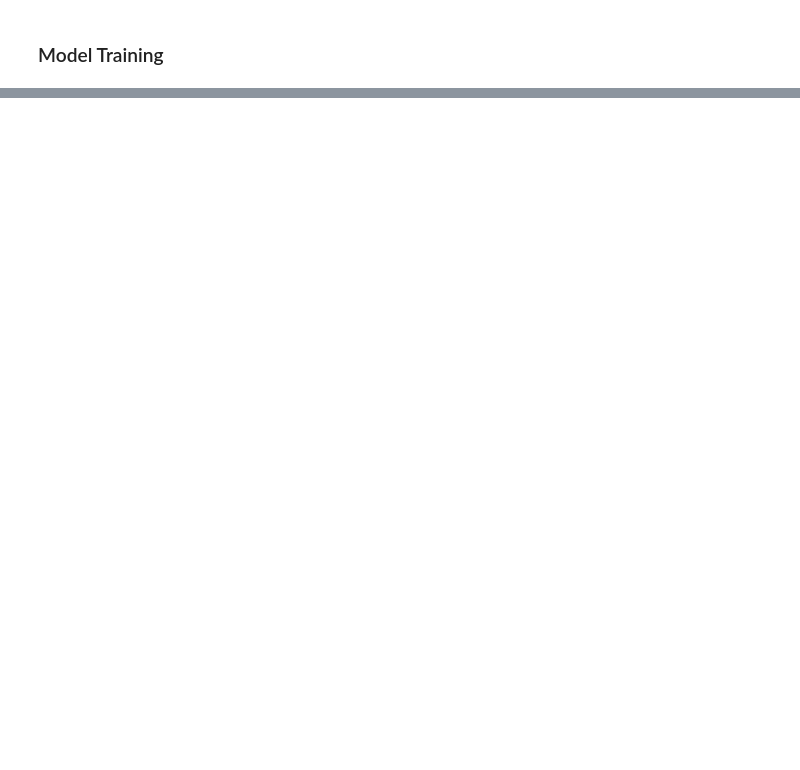
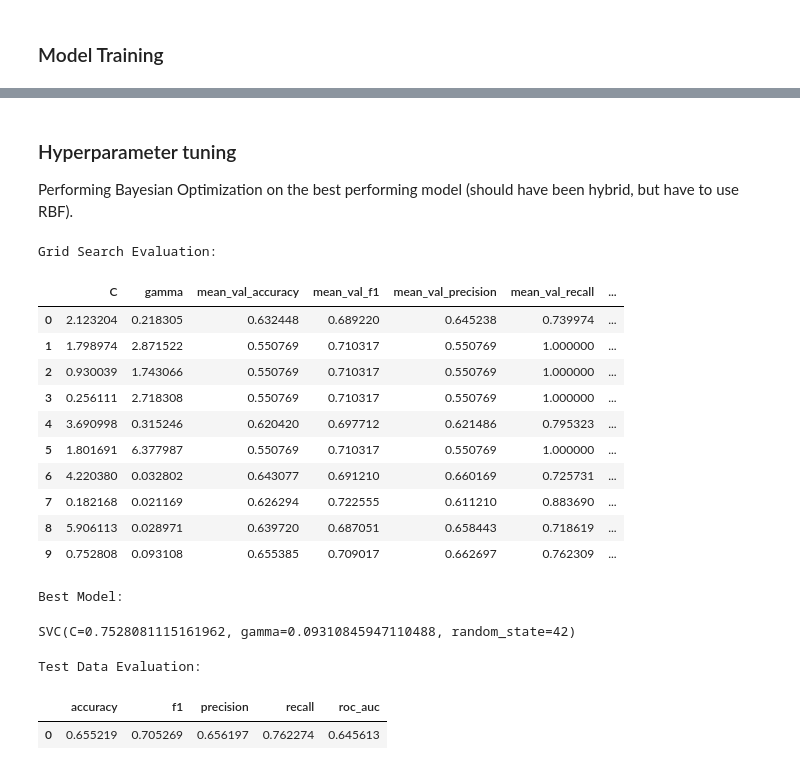
Before and after one commit to Nived04/CS60050_Particle_Collision_Classifier_Course-Asgnmt, a Jupyter notebook: Copy_of_Particle_Collision_SVM.ipynb, the cells around one changed output, grey strips where cells are left out. Cells and saved outputs as stored; diff of their text form; code cells hidden in the pictures; blank space fills up the shorter version.

```diff
--- a/Copy_of_Particle_Collision_SVM.ipynb
+++ b/Copy_of_Particle_Collision_SVM.ipynb
@@ -410,0 +452,8 @@ from sklearn.metrics import accuracy_score, precision_score, recall_score, f1_sc
+# %%
+SCORING_METRICS = {
+    'accuracy': accuracy_score,
+    'f1': f1_score,
+    'precision': precision_score,
+    'recall': recall_score,
+    'roc_auc': roc_auc_score
+}
@@ -1152,0 +844,41 @@ def custom_kernel(X1, X2, alpha=0.5, beta=0.5, gamma=1.0):
+# %% [markdown]
+### Hyperparameter tuning
+
+Performing Bayesian Optimization on the best performing model (should have been hybrid, but have to use RBF).
+# %%
+rbf_svc = SVC(random_state = RANDOM_STATE, kernel = 'rbf')
+
+param_grid = {
+    'C': Real(1e-1, 1e+1, prior='log-uniform'),
+    'gamma': Real(1e-2, 1e+1, prior='log-uniform')
+}
+
+grid_search_model, cv_results = run_bayesian_optimzation_search(rbf_svc, X_train_small, y_train_small, params = param_grid, scoring = 'accuracy')
+
+print("Grid Search Evaluation:")
+display(pd.DataFrame(cv_results))
+
+print("Best Model:")
+display(grid_search_model.best_estimator_)
+
+y_pred = grid_search_model.best_estimator_.predict(X_test)
+print("Test Data Evaluation:")
+display(pd.DataFrame([evaluate_model_predictions(y_test, y_pred)]))
+# %% [output]
+Grid Search Evaluation:
+|  | C | gamma | mean_val_accuracy | mean_val_f1 | mean_val_precision | mean_val_recall | ... |
+| 0 | 2.123204 | 0.218305 | 0.632448 | 0.689220 | 0.645238 | 0.739974 | ... |
+| 1 | 1.798974 | 2.871522 | 0.550769 | 0.710317 | 0.550769 | 1.000000 | ... |
+| 2 | 0.930039 | 1.743066 | 0.550769 | 0.710317 | 0.550769 | 1.000000 | ... |
+| 3 | 0.256111 | 2.718308 | 0.550769 | 0.710317 | 0.550769 | 1.000000 | ... |
+| 4 | 3.690998 | 0.315246 | 0.620420 | 0.697712 | 0.621486 | 0.795323 | ... |
+| 5 | 1.801691 | 6.377987 | 0.550769 | 0.710317 | 0.550769 | 1.000000 | ... |
+| 6 | 4.220380 | 0.032802 | 0.643077 | 0.691210 | 0.660169 | 0.725731 | ... |
+| 7 | 0.182168 | 0.021169 | 0.626294 | 0.722555 | 0.611210 | 0.883690 | ... |
+| 8 | 5.906113 | 0.028971 | 0.639720 | 0.687051 | 0.658443 | 0.718619 | ... |
+| 9 | 0.752808 | 0.093108 | 0.655385 | 0.709017 | 0.662697 | 0.762309 | ... |
+Best Model:
+SVC(C=0.7528081115161962, gamma=0.09310845947110488, random_state=42)
+Test Data Evaluation:
+|  | accuracy | f1 | precision | recall | roc_auc |
+| 0 | 0.655219 | 0.705269 | 0.656197 | 0.762274 | 0.645613 |
```
Also changed, not shown: parts of 74 cells of this notebook.
